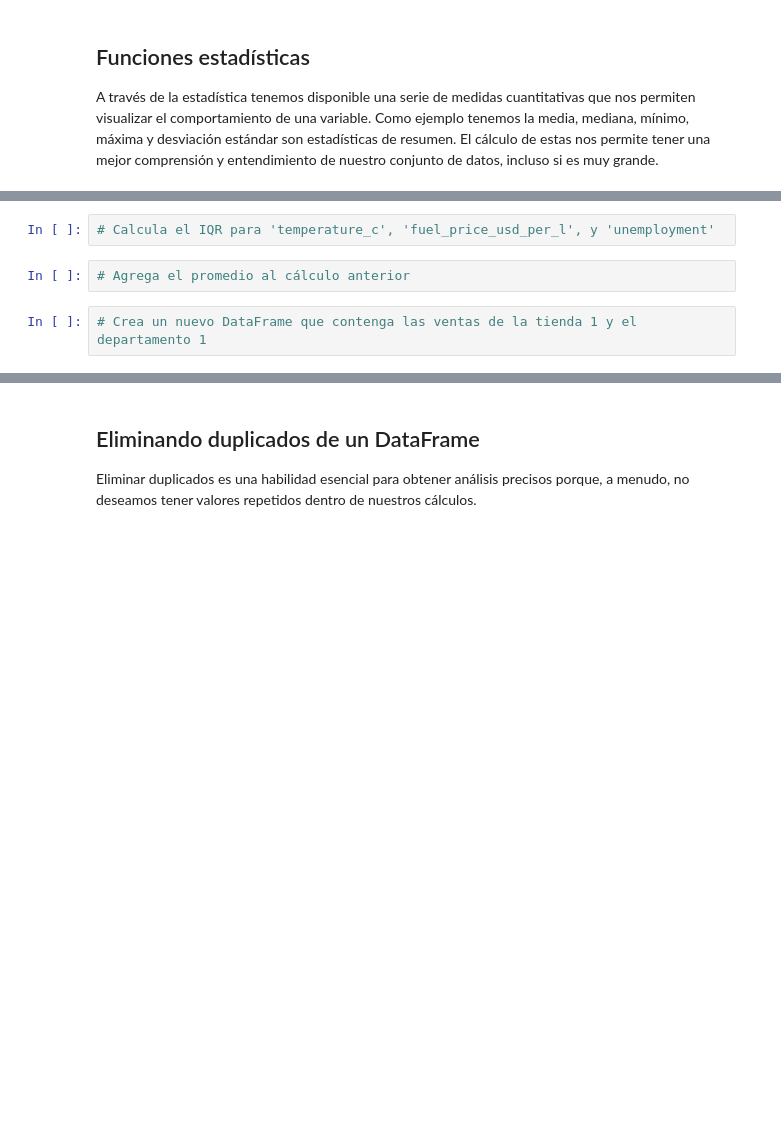
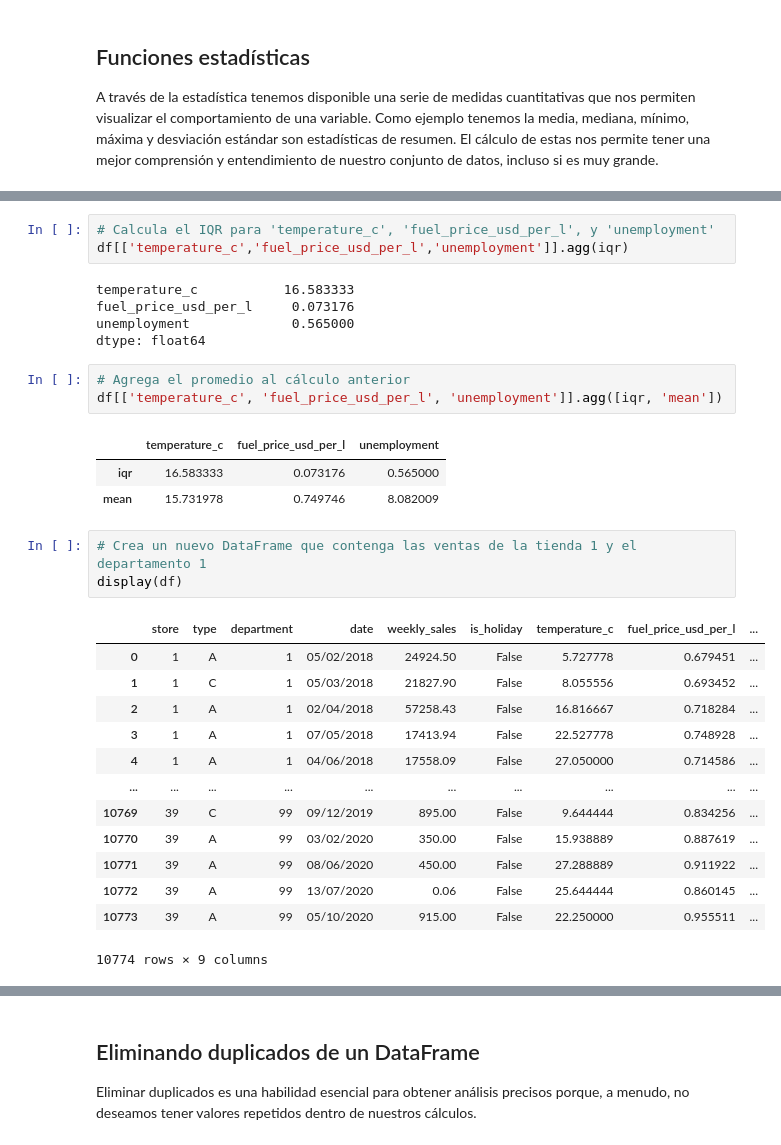
Before and after one commit to RebecaMagallanFlores/python-basics, a Jupyter notebook: 6. Análisis estadístico y agrupación.ipynb, the cells around one changed output, grey strips where cells are left out. Saved outputs shown, nothing was run; the diff lists cells and outputs as text; blank space fills up the shorter version.

```diff
--- a/6. Análisis estadístico y agrupación.ipynb
+++ b/6. Análisis estadístico y agrupación.ipynb
@@ -37,6 +113,32 @@ En la función personalizada para este ejercicio, <code>IQR</code> nos muestra e
 # %%
 # Calcula el IQR para 'temperature_c', 'fuel_price_usd_per_l', y 'unemployment'
+df[['temperature_c','fuel_price_usd_per_l','unemployment']].agg(iqr)
+# %% [output]
+temperature_c           16.583333
+fuel_price_usd_per_l     0.073176
+unemployment             0.565000
+dtype: float64
 # %%
 # Agrega el promedio al cálculo anterior
+df[['temperature_c', 'fuel_price_usd_per_l', 'unemployment']].agg([iqr, 'mean'])
+# %% [output]
+|  | temperature_c | fuel_price_usd_per_l | unemployment |
+| iqr | 16.583333 | 0.073176 | 0.565000 |
+| mean | 15.731978 | 0.749746 | 8.082009 |
 # %%
 # Crea un nuevo DataFrame que contenga las ventas de la tienda 1 y el departamento 1
+display(df)
+# %% [output]
+|  | store | type | department | date | weekly_sales | is_holiday | temperature_c | fuel_price_usd_per_l | ... |
+| 0 | 1 | A | 1 | 05/02/2018 | 24924.50 | False | 5.727778 | 0.679451 | ... |
+| 1 | 1 | C | 1 | 05/03/2018 | 21827.90 | False | 8.055556 | 0.693452 | ... |
+| 2 | 1 | A | 1 | 02/04/2018 | 57258.43 | False | 16.816667 | 0.718284 | ... |
+| 3 | 1 | A | 1 | 07/05/2018 | 17413.94 | False | 22.527778 | 0.748928 | ... |
+| 4 | 1 | A | 1 | 04/06/2018 | 17558.09 | False | 27.050000 | 0.714586 | ... |
+| ... | ... | ... | ... | ... | ... | ... | ... | ... | ... |
+| 10769 | 39 | C | 99 | 09/12/2019 | 895.00 | False | 9.644444 | 0.834256 | ... |
+| 10770 | 39 | A | 99 | 03/02/2020 | 350.00 | False | 15.938889 | 0.887619 | ... |
+| 10771 | 39 | A | 99 | 08/06/2020 | 450.00 | False | 27.288889 | 0.911922 | ... |
+| 10772 | 39 | A | 99 | 13/07/2020 | 0.06 | False | 25.644444 | 0.860145 | ... |
+| 10773 | 39 | A | 99 | 05/10/2020 | 915.00 | False | 22.250000 | 0.955511 | ... |
+10774 rows × 9 columns
```
Also changed, not shown: parts of 36 cells of this notebook, 1 other file.
